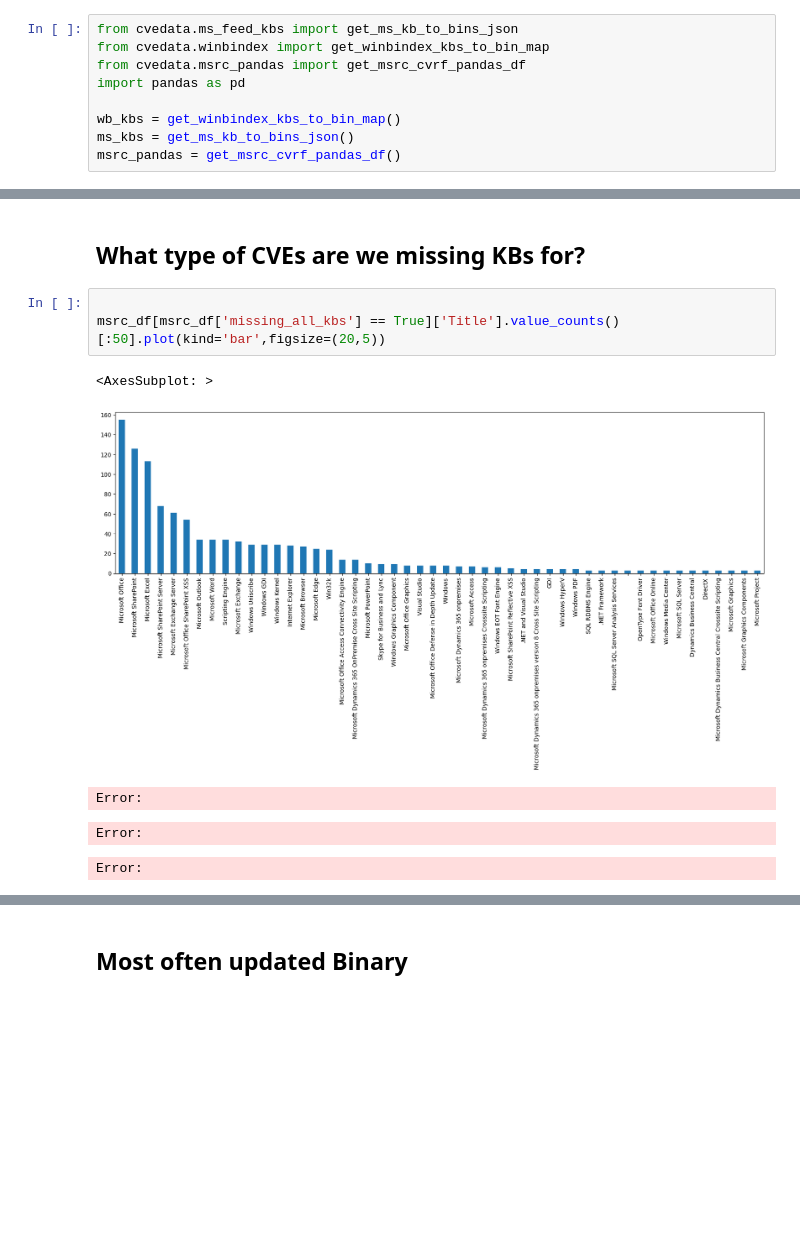
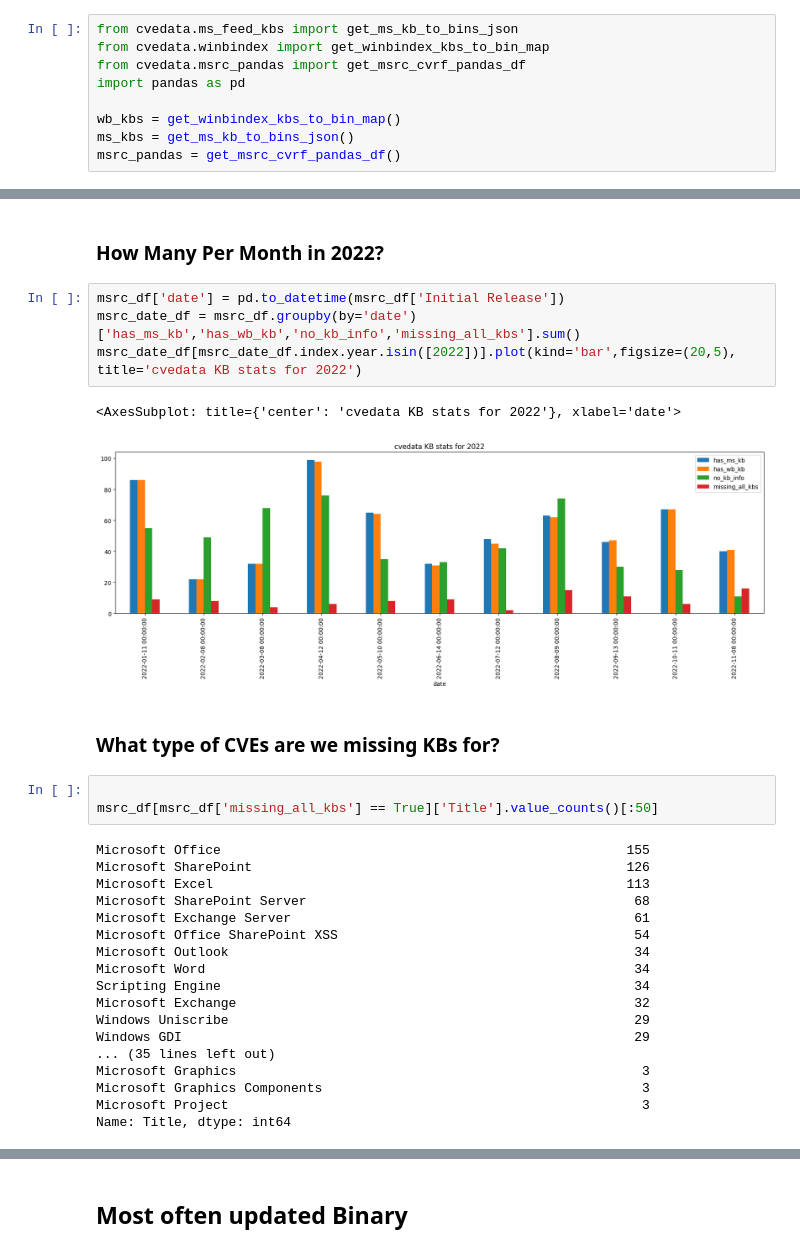
Before and after one commit to clearbluejar/cvedata, a Jupyter notebook: docs/analysis/ms_kbs.ipynb, the cells around one changed output, grey strips where cells are left out. Drawn from its saved outputs; the diff is of its cells as text; blank space fills up the shorter version.

```diff
--- a/docs/analysis/ms_kbs.ipynb
+++ b/docs/analysis/ms_kbs.ipynb
@@ -219,11 +198,32 @@ Error:
+# %% [markdown]
+### How Many Per Month in 2022?
+# %%
+msrc_df['date'] = pd.to_datetime(msrc_df['Initial Release'])
+msrc_date_df = msrc_df.groupby(by='date')['has_ms_kb','has_wb_kb','no_kb_info','missing_all_kbs'].sum()
+msrc_date_df[msrc_date_df.index.year.isin([2022])].plot(kind='bar',figsize=(20,5), title='cvedata KB stats for 2022')
+# %% [output]
+<AxesSubplot: title={'center': 'cvedata KB stats for 2022'}, xlabel='date'>
+[figure, added]
 # %% [markdown]
-## What type of CVEs are we missing KBs for?
+### What type of CVEs are we missing KBs for?
 # %%
 
-msrc_df[msrc_df['missing_all_kbs'] == True]['Title'].value_counts()[:50].plot(kind='bar',figsize=(20,5))
+msrc_df[msrc_df['missing_all_kbs'] == True]['Title'].value_counts()[:50]
 # %% [output]
-<AxesSubplot: >
+Microsoft Office                                                    155
+Microsoft SharePoint                                                126
+Microsoft Excel                                                     113
+Microsoft SharePoint Server                                          68
+Microsoft Exchange Server                                            61
+Microsoft Office SharePoint XSS                                      54
+Microsoft Outlook                                                    34
+Microsoft Word                                                       34
+Scripting Engine                                                     34
+Microsoft Exchange                                                   32
+Windows Uniscribe                                                    29
+Windows GDI                                                          29
+... (35 lines left out)
+Microsoft Graphics                                                    3
+Microsoft Graphics Components                                         3
+Microsoft Project                                                     3
+Name: Title, dtype: int64
-[figure, removed]
-Error:
-Error:
-Error:
```
Also changed, not shown: parts of 27 cells of this notebook.
